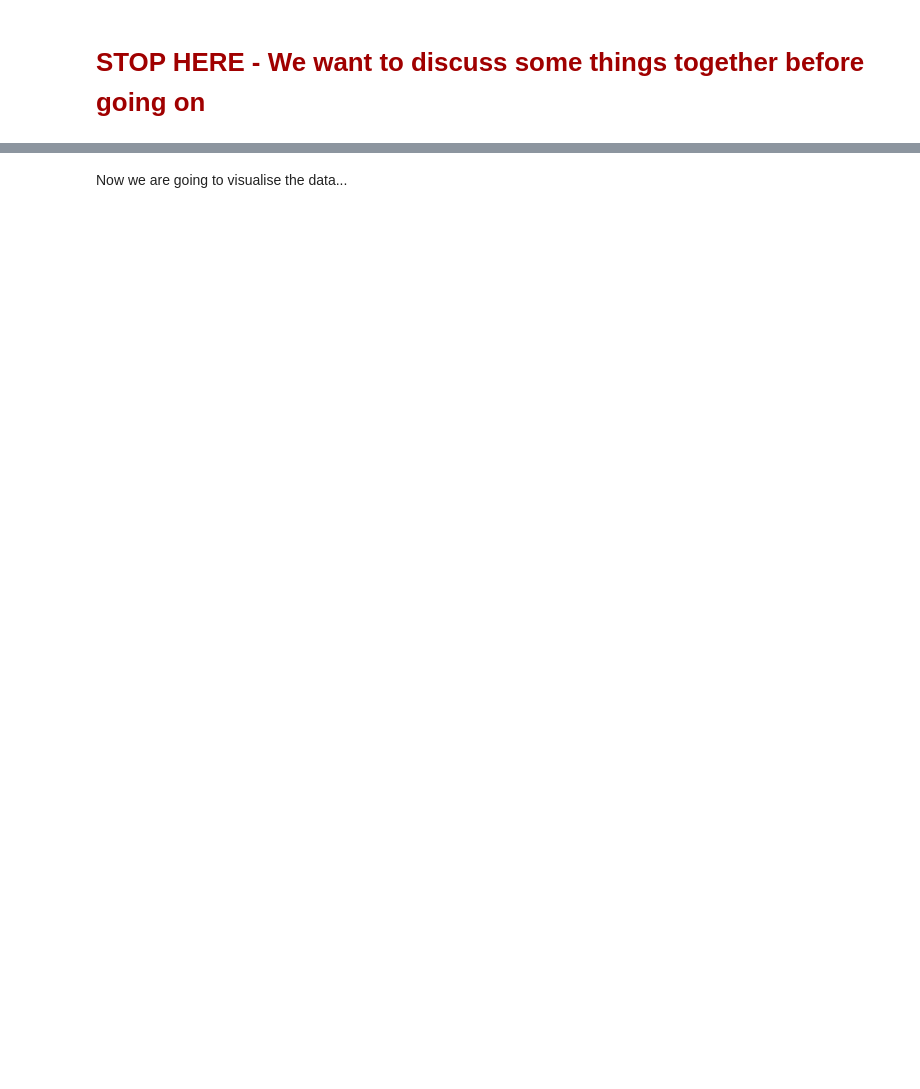
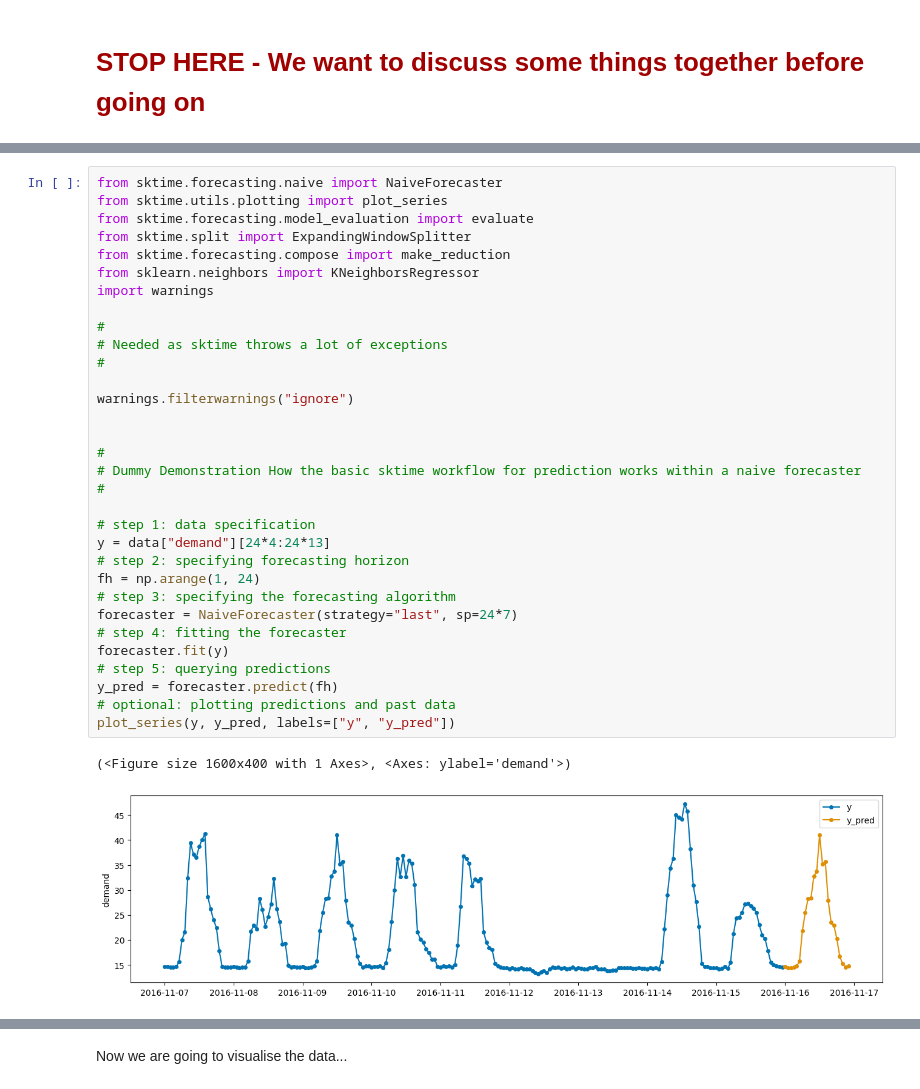
Before and after one commit to Beich2010/uebung_2024_data_analysis, a Jupyter notebook: excercise_2024_data_analysis.ipynb, the cells around one changed output, grey strips where cells are left out. Saved outputs shown, nothing was run; the diff lists cells and outputs as text; blank space fills up the shorter version.

```diff
--- a/excercise_2024_data_analysis.ipynb
+++ b/excercise_2024_data_analysis.ipynb
@@ -579,0 +381,35 @@ md(summary_test)
+# %%
+from sktime.forecasting.naive import NaiveForecaster
+from sktime.utils.plotting import plot_series
+from sktime.forecasting.model_evaluation import evaluate
+from sktime.split import ExpandingWindowSplitter
+from sktime.forecasting.compose import make_reduction
+from sklearn.neighbors import KNeighborsRegressor
+import warnings
+
+#
+# Needed as sktime throws a lot of exceptions
+#
+
+warnings.filterwarnings("ignore")
+
+
+#
+# Dummy Demonstration How the basic sktime workflow for prediction works within a naive forecaster
+#
+
+# step 1: data specification
+y = data["demand"][24*4:24*13]
+# step 2: specifying forecasting horizon
+fh = np.arange(1, 24)
+# step 3: specifying the forecasting algorithm
+forecaster = NaiveForecaster(strategy="last", sp=24*7)
+# step 4: fitting the forecaster
+forecaster.fit(y)
+# step 5: querying predictions
+y_pred = forecaster.predict(fh)
+# optional: plotting predictions and past data
+plot_series(y, y_pred, labels=["y", "y_pred"])
+# %% [output]
+(<Figure size 1600x400 with 1 Axes>, <Axes: ylabel='demand'>)
+[figure, added]
```
Also changed, not shown: parts of 43 cells of this notebook, 1 other file.
